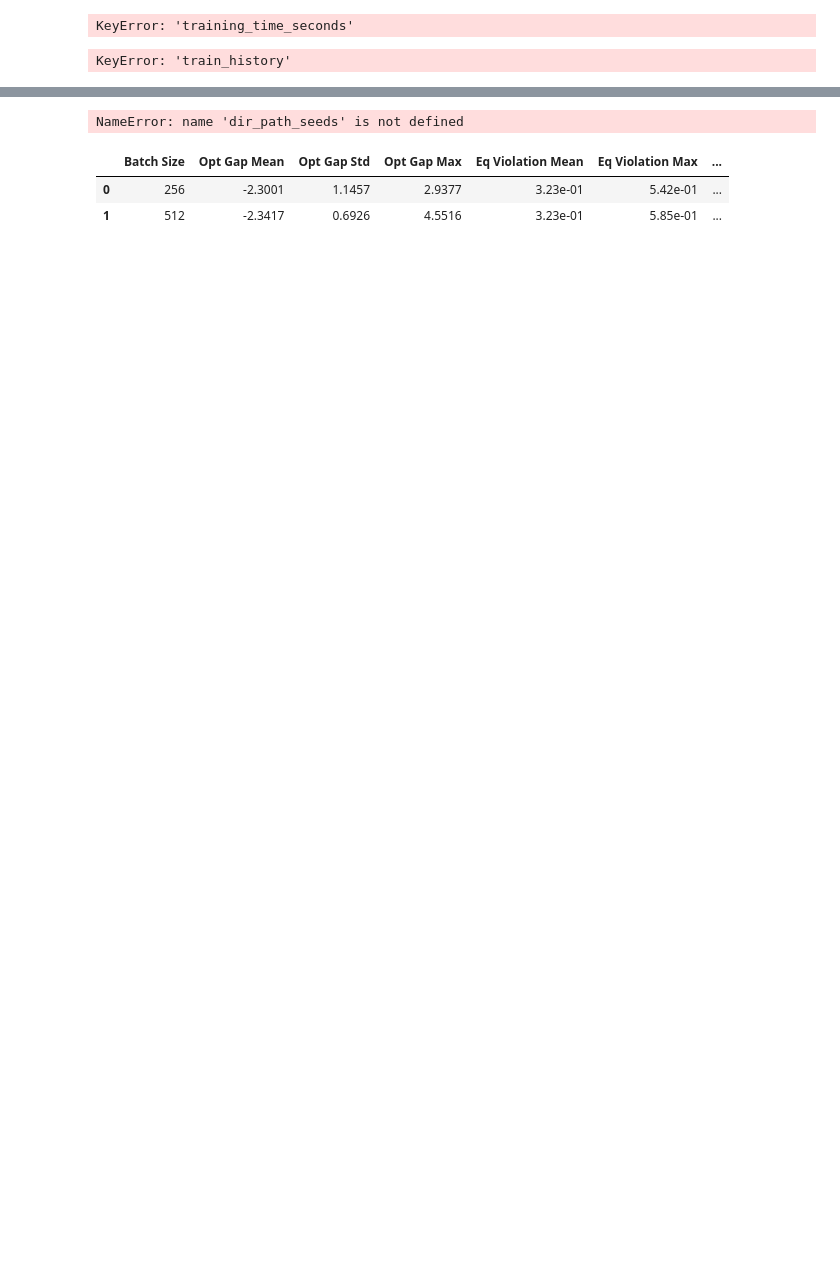
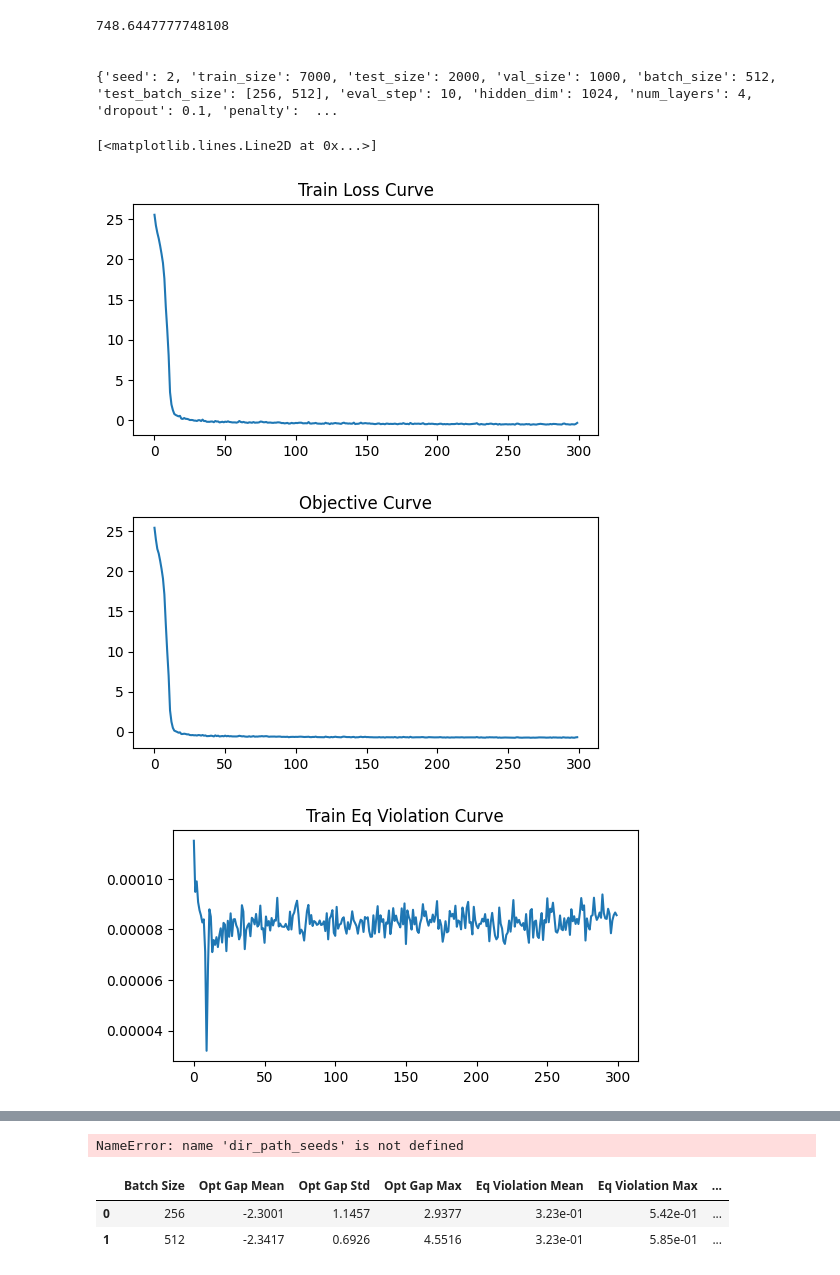
Before and after one commit to xkhainguyen/FSNet, a Jupyter notebook: results/get_results1.ipynb, the cells around one changed output, grey strips where cells are left out. Cells and saved outputs as stored; diff of their text form; code cells hidden in the pictures; blank space fills up the shorter version.

```diff
--- a/results/get_results1.ipynb
+++ b/results/get_results1.ipynb
@@ -24,7 +24,7 @@ def load_results(file_path):
         return None
 # %%
 rel_path = "/home/khain/FSNet/"
-dir_path = "results/nonsmooth_nonconvex/socp/SOCPProblem-100-50-50-10000/20251106-120534_MLP_FSNet_seed0_dropout0.1_finetune_20251106-114103_model_20/results.pkl"
+dir_path = "results/nonsmooth_nonconvex/socp/SOCPProblem-100-50-50-10000/20260108-020238_MLP_FSNet_seed2_nepochs300_lr0.0002_trainsize7000_finetune_20260108-013329_model_220/results.pkl"
 
 results = load_results(rel_path + dir_path)
 # %%
@@ -32,7 +32,10 @@ print(results['training_time_seconds'])
 print("\n")
 print(results['config'])
 # %% [output]
-KeyError: 'training_time_seconds'
+748.6447777748108
+
+
+{'seed': 2, 'train_size': 7000, 'test_size': 2000, 'val_size': 1000, 'batch_size': 512, 'test_batch_size': [256, 512], 'eval_step': 10, 'hidden_dim': 1024, 'num_layers': 4, 'dropout': 0.1, 'penalty':  ...
 # %%
 def get_train_metrics(results):
     """
@@ -51,7 +54,7 @@ def get_train_metrics(results):
         'ineq_violation': [],
         'eq_violation_l1': [],
         'ineq_violation_l1': [],
-        'distance': []
+        'distance': [],
     }
 
     for k in range(len(results['train_history'])):
@@ -91,7 +94,10 @@ def get_val_metrics(results):
             'ineq_violation_max_max': [],
             'solution_distance_mean': [],
             'solution_distance_std': [],
-            'solution_distance_max': []
+            'solution_distance_max': [],
+            'merit_mean': [],
+            'merit_std': [],
+            'merit_max': [],
     }
 
     for k in range(len(results['val_history'])):
@@ -102,23 +108,26 @@ def get_val_metrics(results):
 # %%
 train_metrics = get_train_metrics(results)
 
-start = 5
+start = 0
 end = 1000
 
 plt.figure(figsize=(6, 3))
 plt.title('Train Loss Curve')
 plt.plot(train_metrics['loss'][start:end], label='Train Loss')
 
 plt.figure(figsize=(6, 3))
 plt.title('Objective Curve')
 plt.plot(train_metrics['obj'][start:end], label='Train Loss')
 
 plt.figure(figsize=(6, 3))
 plt.title('Train Eq Violation Curve')
-plt.plot(train_metrics['eq_violation'][start:end], label='Train Eq Violation')
+plt.plot(train_metrics['eq_violation_l1'][start:end], label='Train Eq Violation')
 
 plt.figure(figsize=(6, 3))
 plt.title('Train Ineq Violation Curve')
-plt.plot(train_metrics['ineq_violation'][start:end], label='Train Ineq Violation')
+plt.plot(train_metrics['ineq_violation_l1'][start:end], label='Train Ineq Violation')
 # %% [output]
-KeyError: 'train_history'
+[<matplotlib.lines.Line2D at 0x...>]
+[figure, added]
+[figure, added]
+[figure, added]
```
Also changed, not shown: parts of 2 cells of this notebook, 33 other files.
